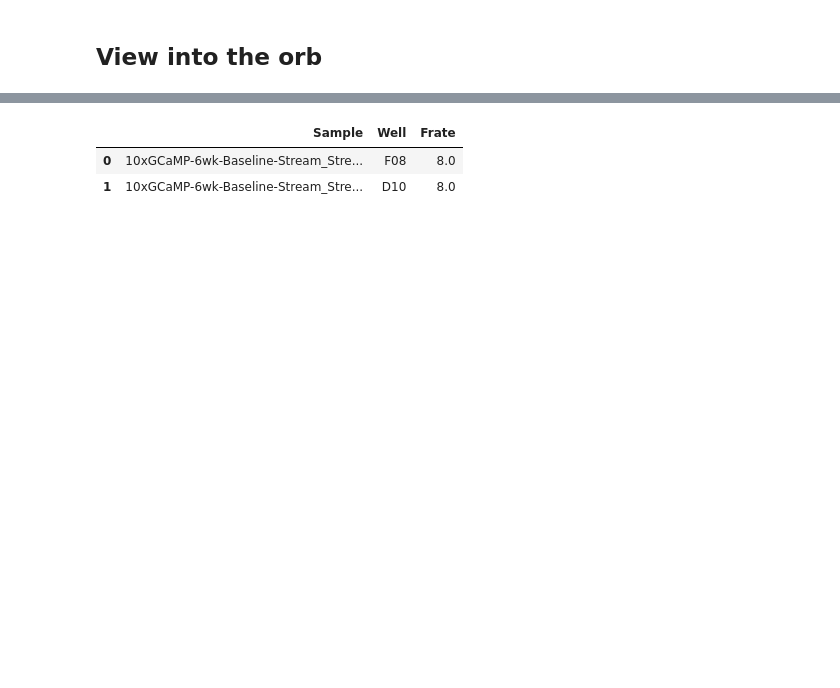
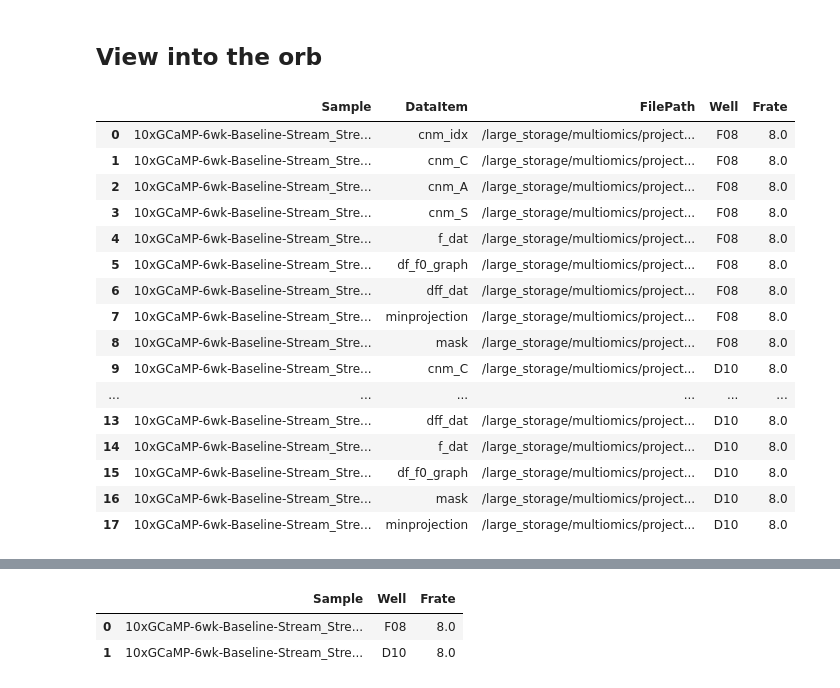
Before and after one commit to ArcInstitute/Wizards-Staff, a Jupyter notebook: wizards_staff_example.ipynb, the cells around one changed output, grey strips where cells are left out. Saved outputs shown, nothing was run; the diff lists cells and outputs as text; code cells hidden in the pictures; blank space fills up the shorter version.

```diff
--- a/wizards_staff_example.ipynb
+++ b/wizards_staff_example.ipynb
@@ -27,3 +28,24 @@ INFO:wizards_staff.wizards.orb:Categorizing files...
 # %% [markdown]
 ## View into the orb
+# %%
+# all input files merged with metadata
+orb.input
+# %% [output]
+|  | Sample | DataItem | FilePath | Well | Frate |
+| 0 | 10xGCaMP-6wk-Baseline-Stream_Stre... | cnm_idx | /large_storage/multiomics/project... | F08 | 8.0 |
+| 1 | 10xGCaMP-6wk-Baseline-Stream_Stre... | cnm_C | /large_storage/multiomics/project... | F08 | 8.0 |
+| 2 | 10xGCaMP-6wk-Baseline-Stream_Stre... | cnm_A | /large_storage/multiomics/project... | F08 | 8.0 |
+| 3 | 10xGCaMP-6wk-Baseline-Stream_Stre... | cnm_S | /large_storage/multiomics/project... | F08 | 8.0 |
+| 4 | 10xGCaMP-6wk-Baseline-Stream_Stre... | f_dat | /large_storage/multiomics/project... | F08 | 8.0 |
+| 5 | 10xGCaMP-6wk-Baseline-Stream_Stre... | df_f0_graph | /large_storage/multiomics/project... | F08 | 8.0 |
+| 6 | 10xGCaMP-6wk-Baseline-Stream_Stre... | dff_dat | /large_storage/multiomics/project... | F08 | 8.0 |
+| 7 | 10xGCaMP-6wk-Baseline-Stream_Stre... | minprojection | /large_storage/multiomics/project... | F08 | 8.0 |
+| 8 | 10xGCaMP-6wk-Baseline-Stream_Stre... | mask | /large_storage/multiomics/project... | F08 | 8.0 |
+| 9 | 10xGCaMP-6wk-Baseline-Stream_Stre... | cnm_C | /large_storage/multiomics/project... | D10 | 8.0 |
+| ... | ... | ... | ... | ... | ... |
+| 13 | 10xGCaMP-6wk-Baseline-Stream_Stre... | dff_dat | /large_storage/multiomics/project... | D10 | 8.0 |
+| 14 | 10xGCaMP-6wk-Baseline-Stream_Stre... | f_dat | /large_storage/multiomics/project... | D10 | 8.0 |
+| 15 | 10xGCaMP-6wk-Baseline-Stream_Stre... | df_f0_graph | /large_storage/multiomics/project... | D10 | 8.0 |
+| 16 | 10xGCaMP-6wk-Baseline-Stream_Stre... | mask | /large_storage/multiomics/project... | D10 | 8.0 |
+| 17 | 10xGCaMP-6wk-Baseline-Stream_Stre... | minprojection | /large_storage/multiomics/project... | D10 | 8.0 |
 # %%
```
Also changed, not shown: parts of 18 cells of this notebook, 3 other files.
